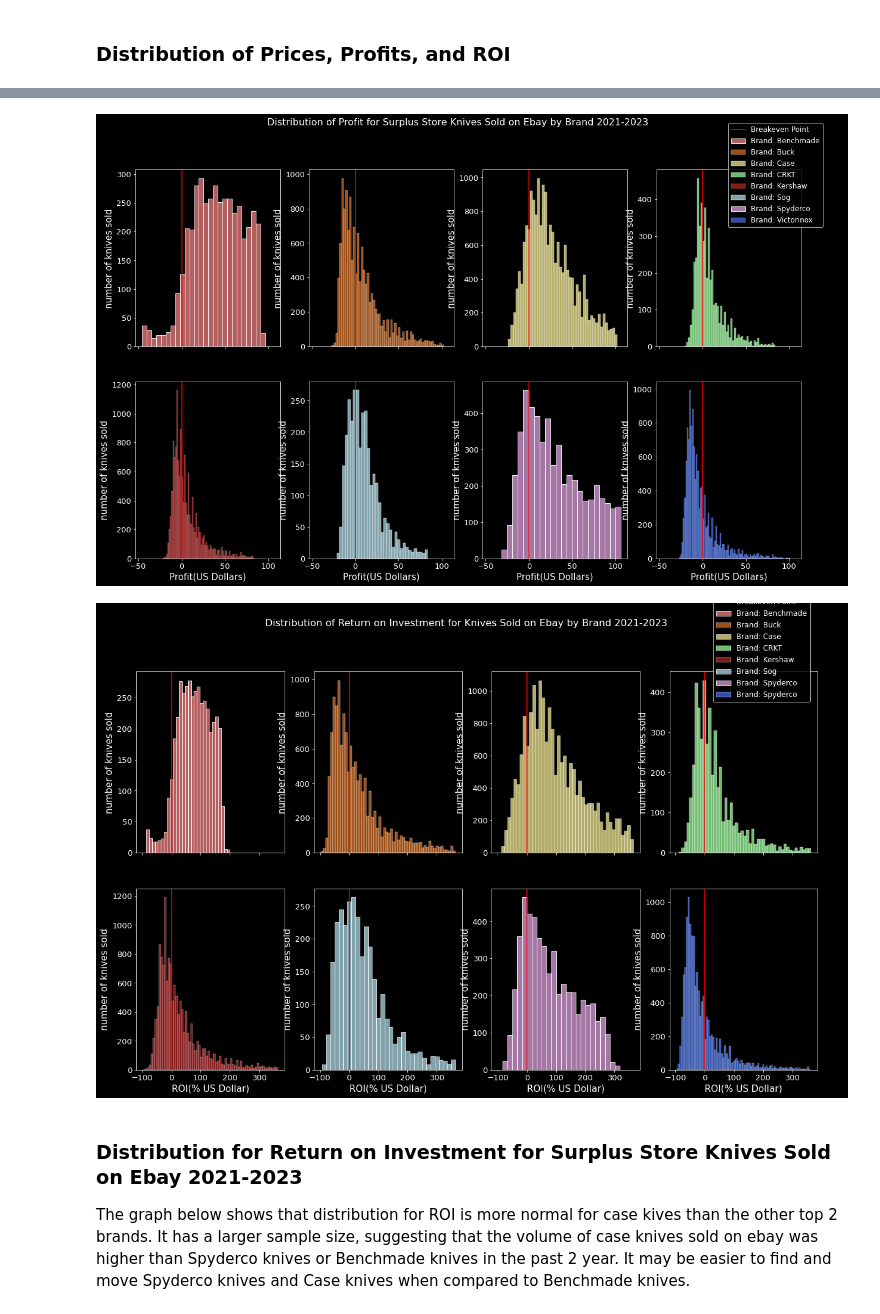
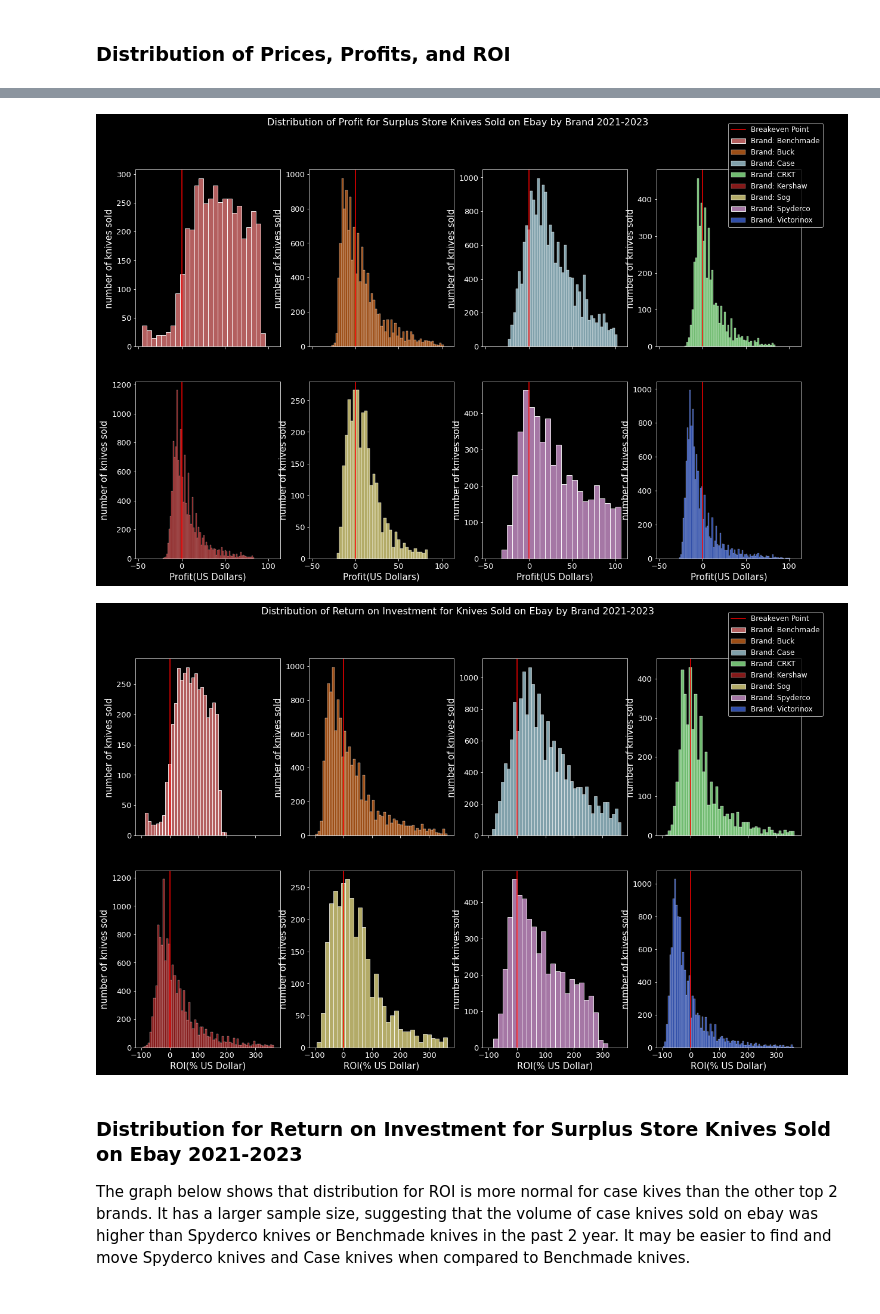
Before and after one commit to ddey117/Neural_Network_Predicting_Reseller_Success_Ebay, a Jupyter notebook: Notebooks/Obtain_Explore_Notebook.ipynb, the cells around one changed output, grey strips where cells are left out. Cells and saved outputs as stored; diff of their text form; code cells hidden in the pictures.

Commit message:
update visualizations and notation

```diff
--- a/Notebooks/Obtain_Explore_Notebook.ipynb
+++ b/Notebooks/Obtain_Explore_Notebook.ipynb
@@ -1012,10 +1131,10 @@ plt.savefig('images/descriptive_analysis/4x4_price_graphs.png');
 fig, axes  = plt.subplots(figsize=(20,12), ncols=4, nrows=2, sharex=True)
 sns.histplot(bench_sold['profit'], ax=axes[0][0], color='lightcoral', label='Brand: Benchmade')
 sns.histplot(buck_sold['profit'], ax=axes[0][1], color='chocolate', label='Brand: Buck')
-sns.histplot(case_sold['profit'], ax=axes[0][2],  color='khaki', label='Brand: Case')
+sns.histplot(case_sold['profit'], ax=axes[0][2],  color='lightblue', label='Brand: Case')
 sns.histplot(crkt_sold['profit'], ax=axes[0][3], color='palegreen', label='Brand: CRKT')
 sns.histplot(kershaw_sold['profit'], ax=axes[1][0], color='firebrick', label='Brand: Kershaw')
-sns.histplot(sog_sold['profit'], ax=axes[1][1],  color='lightblue', label='Brand: Sog')
+sns.histplot(sog_sold['profit'], ax=axes[1][1],  color='khaki', label='Brand: Sog')
 sns.histplot(spyd_sold['profit'], ax=axes[1][2],  color='plum', label='Brand: Spyderco')
 sns.histplot(vict_sold['profit'], ax=axes[1][3],  color='royalblue', label='Brand: Victorinox')
 
@@ -1038,39 +1157,39 @@ fig.suptitle("Distribution of Profit for Surplus Store Knives Sold on Ebay by Br
 fig.legend(loc=(.84, .76), fontsize='large')
 plt.savefig('images/descriptive_analysis4x4_profit_graphs.png');
 # %% [output]
-[figure, old version]
+[figure, new version]
 # %%
 fig, axes  = plt.subplots(figsize=(20,12), ncols=4, nrows=2, sharex=True)
 sns.histplot(bench_sold['ROI'], ax=axes[0][0], color='lightcoral', label='Brand: Benchmade')
 sns.histplot(buck_sold['ROI'], ax=axes[0][1], color='chocolate', label='Brand: Buck')
-sns.histplot(case_sold['ROI'], ax=axes[0][2],  color='khaki', label='Brand: Case')
+sns.histplot(case_sold['ROI'], ax=axes[0][2],  color='lightblue', label='Brand: Case')
 sns.histplot(crkt_sold['ROI'], ax=axes[0][3], color='palegreen', label='Brand: CRKT')
 sns.histplot(kershaw_sold['ROI'], ax=axes[1][0], color='firebrick', label='Brand: Kershaw')
-sns.histplot(sog_sold['ROI'], ax=axes[1][1],  color='lightblue', label='Brand: Sog')
+sns.histplot(sog_sold['ROI'], ax=axes[1][1],  color='khaki', label='Brand: Sog')
 sns.histplot(spyd_sold['ROI'], ax=axes[1][2],  color='plum', label='Brand: Spyderco')
-sns.histplot(vict_sold['ROI'], ax=axes[1][3],  color='royalblue', label='Brand: Spyderco')
+sns.histplot(vict_sold['ROI'], ax=axes[1][3],  color='royalblue', label='Brand: Victorinox')
 
 
 for n in range(8):
     row = n//4
     col = n%4
     axes[row][col].set_xlabel('ROI(% US Dollar)', fontsize=15)
     axes[row][col].set_ylabel('number of knives sold', fontsize=15)
     axes[row][col].tick_params(axis='both', labelsize=13)
 
 axes[0][0].axvline(x = 0, color = 'red', label= 'Breakeven Point')
 axes[0][1].axvline(x = 0, color = 'red')
 axes[0][2].axvline(x = 0, color = 'red')
 axes[0][3].axvline(x = 0, color = 'red')
 axes[1][0].axvline(x = 0, color = 'red')
 axes[1][1].axvline(x = 0, color = 'red')
 axes[1][2].axvline(x = 0, color = 'red')
 axes[1][3].axvline(x = 0, color = 'red')
 fig.suptitle("Distribution of Return on Investment for Knives Sold on Ebay by Brand 2021-2023", fontsize=16)
-fig.legend(loc=(.82, .8), fontsize='large')
+fig.legend(loc=(.84, .76), fontsize='large')
 plt.savefig('images/descriptive_analysis/4x4_ROI_graphs.png');
 # %% [output]
-[figure, old version]
+[figure, new version]
 # %% [markdown]
 ### Distribution for Return on Investment for Surplus Store Knives Sold on Ebay 2021-2023
 The graph below shows that distribution for ROI is more normal for case kives than the other top 2 brands. It has a larger sample size, suggesting that the volume of case knives sold on ebay was higher than Spyderco knives or Benchmade knives in the past 2 year. It may be easier to find and move Spyderco knives and Case knives when compared to Benchmade knives.
```
Also changed, not shown: parts of 45 cells of this notebook, 35 other files.
